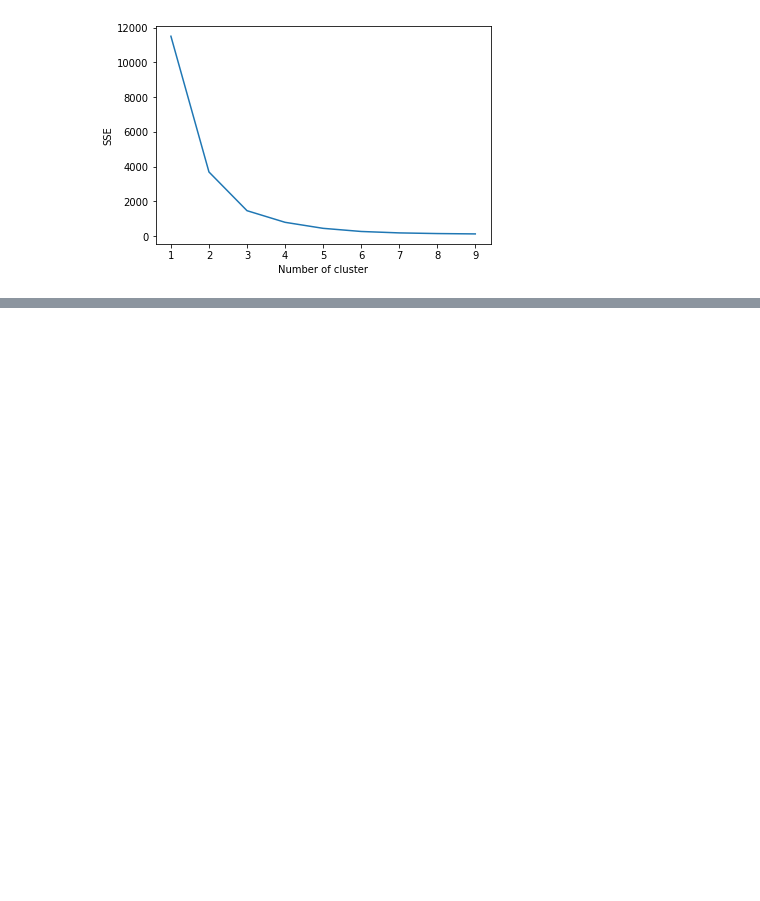
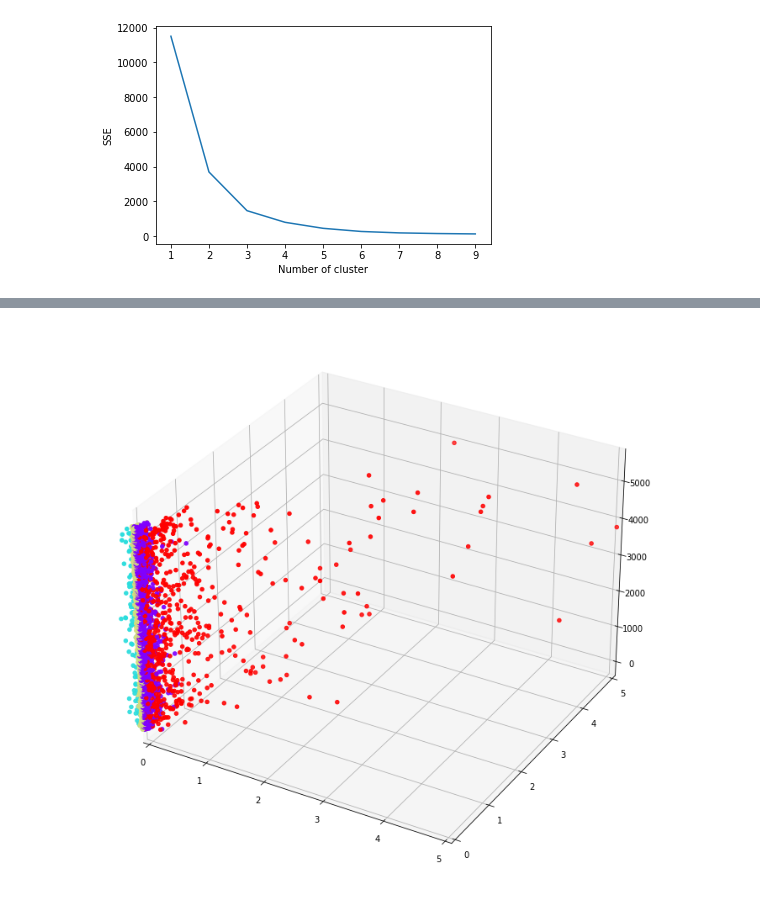
Before and after one commit to felipe-bonato/ciencia-de-dados-eleicoes, a Jupyter notebook: main.ipynb, the cells around one changed output, grey strips where cells are left out. Drawn from its saved outputs; the diff is of its cells as text; code cells hidden in the pictures; blank space fills up the shorter version.

Commit message:
Improved diff plot

```diff
--- a/main.ipynb
+++ b/main.ipynb
@@ -527 +527,22 @@ plt.show()
 <Figure size 864x864 with 0 Axes>
+# %%
+fig = plt.figure(figsize=(12, 12))
+ax = fig.add_subplot(projection='3d')
+
+x = df_votes_diff_pred['dif_votos_13']
+y = df_votes_diff_pred['dif_votos_22']
+z = df_votes_diff_pred['nm_municipio']
+
+ax.scatter(
+	x,
+	y,
+	z,
+	c=prediction,
+	cmap='rainbow'
+)
+ax.set_xlim((0, 5))
+ax.set_ylim((0, 5))
+
+plt.show()
+# %% [output]
+[figure, added]
```
Also changed, not shown: parts of 6 cells of this notebook.
